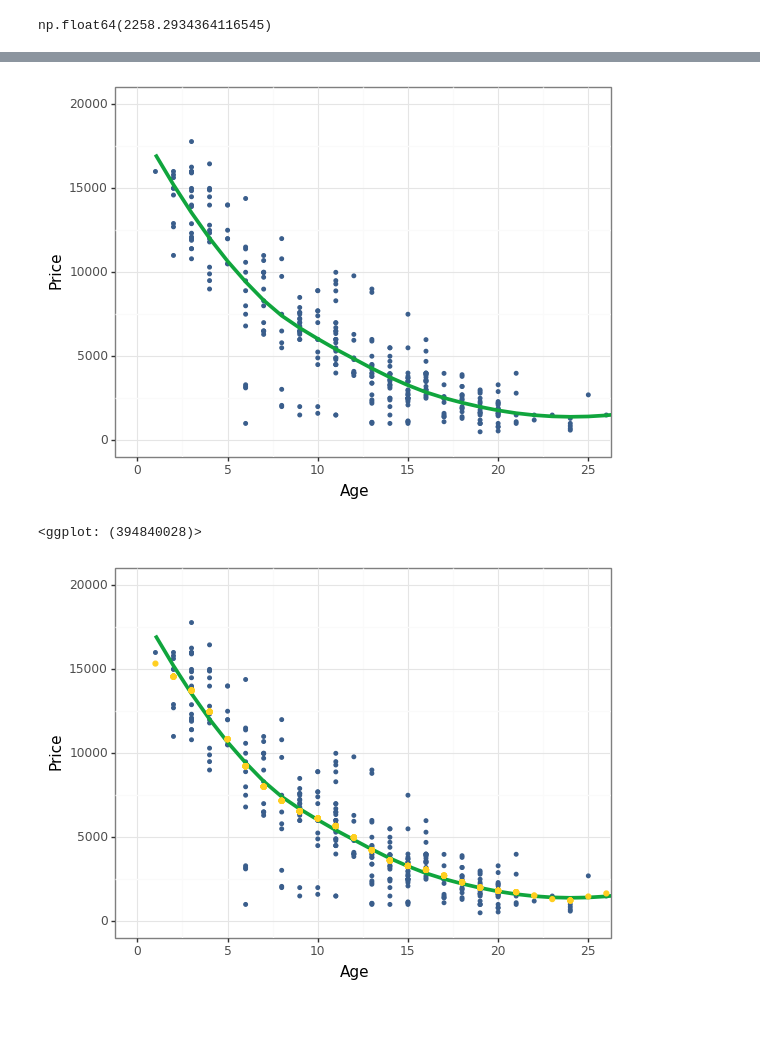
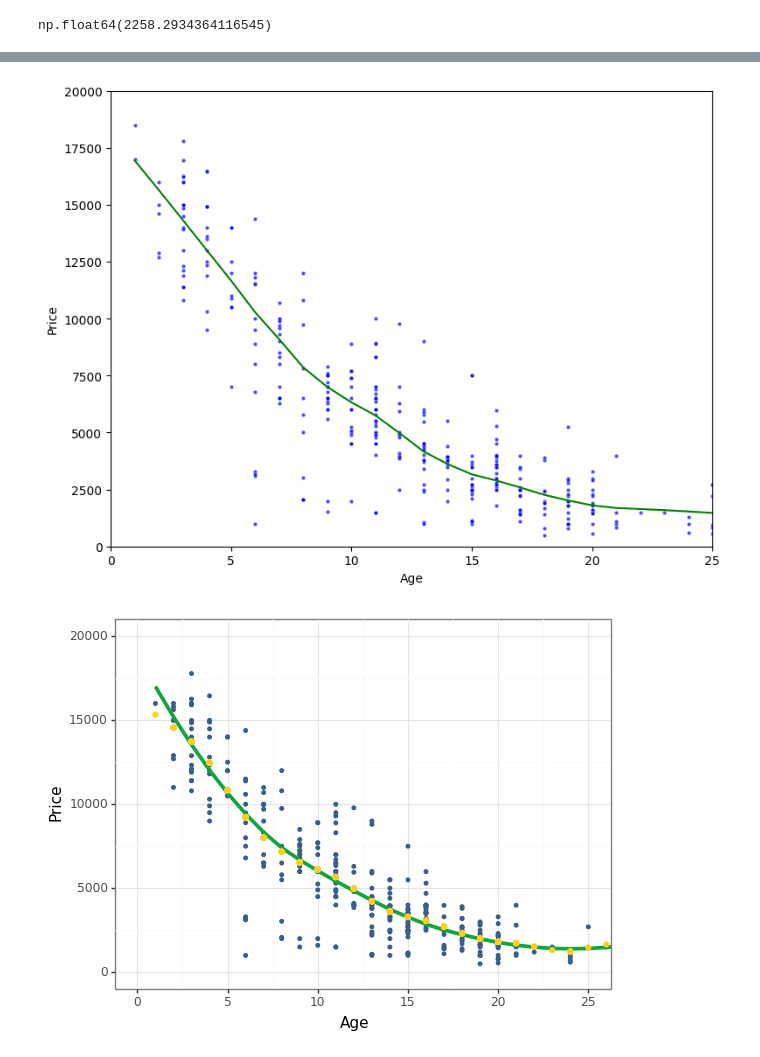
Before and after one commit to ZlataSparrow/codespaces-jupyter, a Jupyter notebook: notebooks/ch15-used-cars-cart.ipynb, the cells around one changed output, grey strips where cells are left out. Saved outputs shown, nothing was run; the diff lists cells and outputs as text; code cells hidden in the pictures; blank space fills up the shorter version.

Commit message:
lowess

```diff
--- a/notebooks/ch15-used-cars-cart.ipynb
+++ b/notebooks/ch15-used-cars-cart.ipynb
@@ -567,18 +560,22 @@ pred_lowess1t = lowess1.fit(data_train["age"])
 # %%
 data_lowess = data_train.copy()
 data_lowess["pred_lowess1t"] = pred_lowess1t[0]
-# %%
-(
-    ggplot(data_train, aes(x="age", y="price"))
-    + geom_point(size=1, colour=color[0])
-    + labs(x="Age", y="Price")
-    + coord_cartesian(xlim=(0, 25), ylim=(0, 20000))
-    + geom_smooth(method="loess", colour=color[1], se=False, size=1.5)
-    + theme_bw()
-)
-# %% [output]
-[figure, removed]
-<ggplot: (394840028)>
+# %%
+from statsmodels.nonparametric.smoothers_lowess import lowess
+
+plt.figure(figsize=(8, 6))
+sns.scatterplot(data=data_train, x="age", y="price", color="blue", s=10, alpha=0.7, legend=False)
+loess_smoothed = lowess(data_train["price"], data_train["age"], frac=0.3)
+plt.plot(loess_smoothed[:, 0], loess_smoothed[:, 1], color="green", linewidth=1.5)
+plt.xlabel("Age")
+plt.ylabel("Price")
+plt.xlim(0, 25)
+plt.ylim(0, 20000)
+plt.grid(False)
+plt.tight_layout()
+plt.show()
+# %% [output]
+[figure, added]
 # %%
 ### Checking kernelreg predictions (yellow points) - they look the same as loess method results.
 (
```
Also changed, not shown: parts of 2 cells of this notebook.
